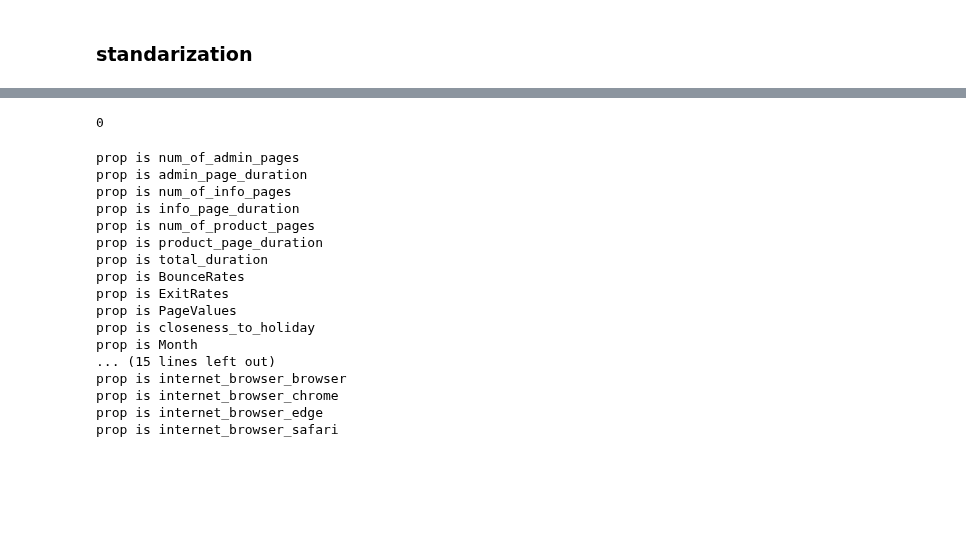
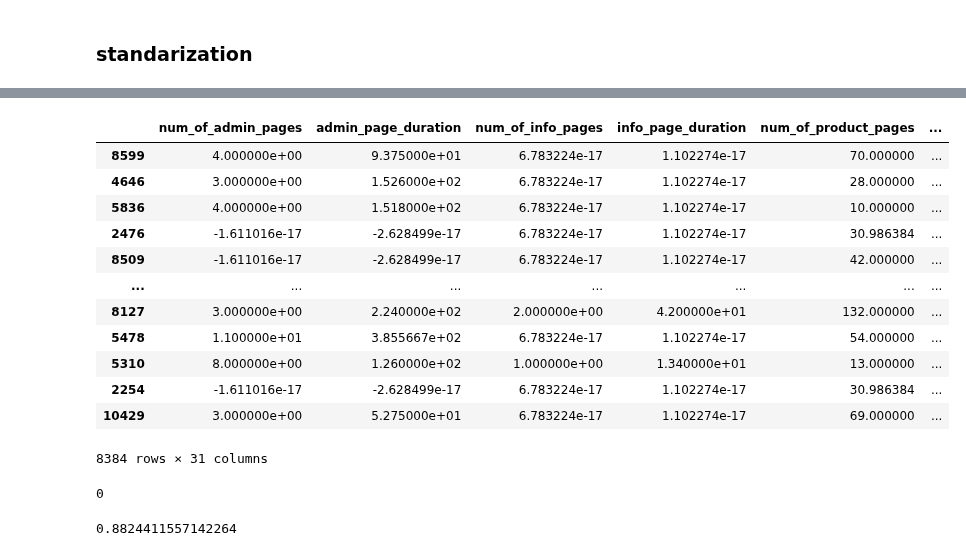
Before and after one commit to MrPupik/INTO_TO_ML, a Jupyter notebook: project/amit_nb.ipynb, the cells around one changed output, grey strips where cells are left out. Drawn from its saved outputs; the diff is of its cells as text; code cells hidden in the pictures; blank space fills up the shorter version.

```diff
--- a/project/amit_nb.ipynb
+++ b/project/amit_nb.ipynb
@@ -595,6 +618,7 @@ since max is now 19, seems reasonble to use the `c_xx_??` type as `xx`
 this way we can transfer all using `.split('_')[1]`
 # %%
 X_train.A = [np.nan if a is np.nan else float(str(a).split('_')[1]) for a in X_train.A]
+X_test.A = [np.nan if a is np.nan else float(str(a).split('_')[1]) for a in X_test.A]
 
 X_train.A.hist()
 # %% [output]
@@ -705,3 +744,19 @@ array([[-7.00113088e-01, -4.50066609e-01, -4.19040609e-01, ...,
+# %%
+X_test
+# %% [output]
+|  | num_of_admin_pages | admin_page_duration | num_of_info_pages | info_page_duration | num_of_product_pages | ... |
+| 8599 | 4.000000e+00 | 9.375000e+01 | 6.783224e-17 | 1.102274e-17 | 70.000000 | ... |
+| 4646 | 3.000000e+00 | 1.526000e+02 | 6.783224e-17 | 1.102274e-17 | 28.000000 | ... |
+| 5836 | 4.000000e+00 | 1.518000e+02 | 6.783224e-17 | 1.102274e-17 | 10.000000 | ... |
+| 2476 | -1.611016e-17 | -2.628499e-17 | 6.783224e-17 | 1.102274e-17 | 30.986384 | ... |
+| 8509 | -1.611016e-17 | -2.628499e-17 | 6.783224e-17 | 1.102274e-17 | 42.000000 | ... |
+| ... | ... | ... | ... | ... | ... | ... |
+| 8127 | 3.000000e+00 | 2.240000e+02 | 2.000000e+00 | 4.200000e+01 | 132.000000 | ... |
+| 5478 | 1.100000e+01 | 3.855667e+02 | 6.783224e-17 | 1.102274e-17 | 54.000000 | ... |
+| 5310 | 8.000000e+00 | 1.260000e+02 | 1.000000e+00 | 1.340000e+01 | 13.000000 | ... |
+| 2254 | -1.611016e-17 | -2.628499e-17 | 6.783224e-17 | 1.102274e-17 | 30.986384 | ... |
+| 10429 | 3.000000e+00 | 5.275000e+01 | 6.783224e-17 | 1.102274e-17 | 69.000000 | ... |
+8384 rows × 31 columns
 # %%
 X_train.num_of_admin_pages.isnull().sum()
 # %% [output]
@@ -709,34 +764,10 @@ X_train.num_of_admin_pages.isnull().sum()
 # %%
 model = LogisticRegression(C=10)
 
-
-
-for i in range(len(X_train.columns)):
-    try:
-        d = X_train.iloc[:, i:i+1]
-        model.fit(d, y_train)
-        fpr, tpr, thresholds = roc_curve(y_train, model.predict_proba(X_train)[:,1])
-        auc = roc_auc_score(y_train, model.predict_proba(X_train)[:,1])
-    except:
-        print('prop is', X_train.columns[i])
-
-# auc
+model.fit(X_train, y_train)
+fpr, tpr, thresholds = roc_curve(y_train, model.predict_proba(X_train)[:,1])
+auc = roc_auc_score(y_train, model.predict_proba(X_train)[:,1])
+auc
 # %% [output]
-prop is num_of_admin_pages
-prop is admin_page_duration
-prop is num_of_info_pages
-prop is info_page_duration
-prop is num_of_product_pages
-prop is product_page_duration
-prop is total_duration
-prop is BounceRates
-prop is ExitRates
-prop is PageValues
-prop is closeness_to_holiday
-prop is Month
-... (15 lines left out)
-prop is internet_browser_browser
-prop is internet_browser_chrome
-prop is internet_browser_edge
-prop is internet_browser_safari
+0.8824411557142264
 # %%
```
Also changed, not shown: parts of 15 cells of this notebook.
